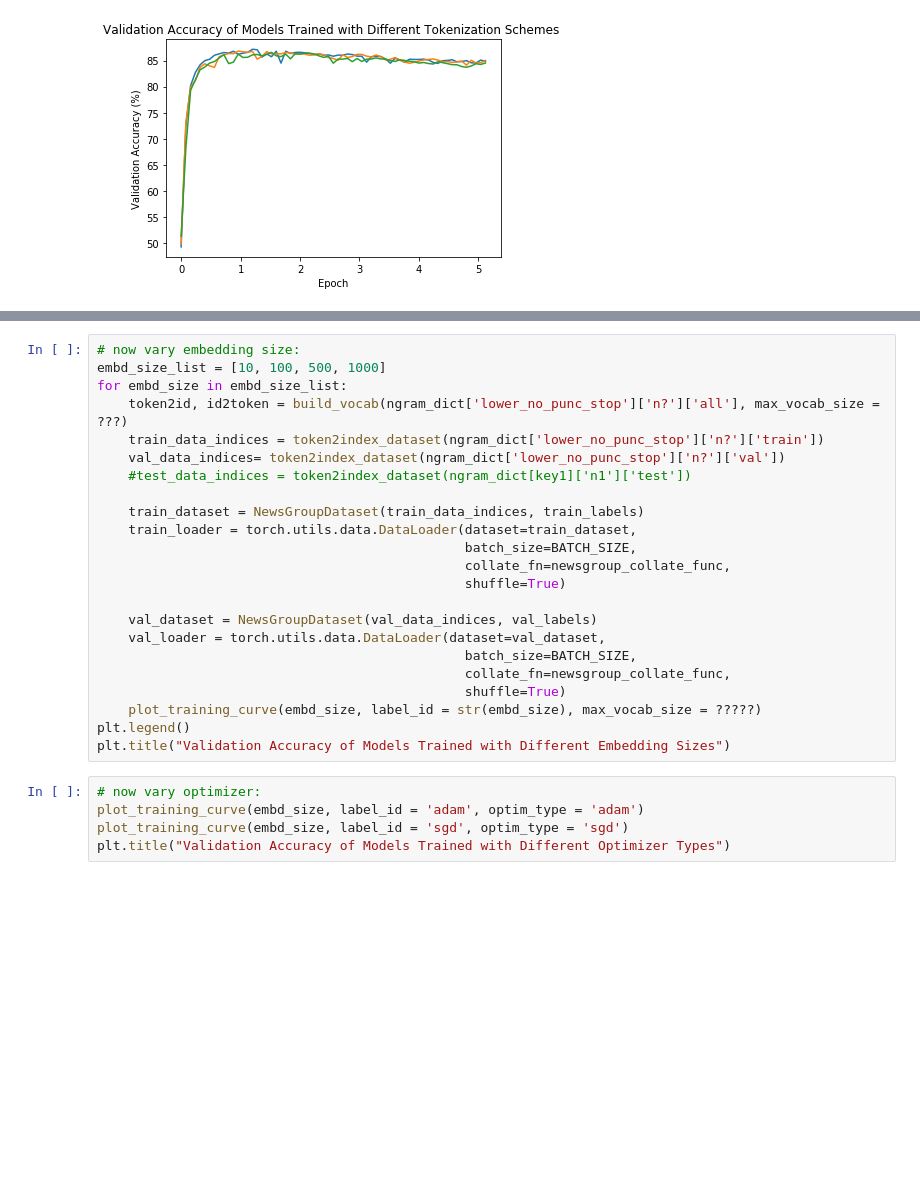
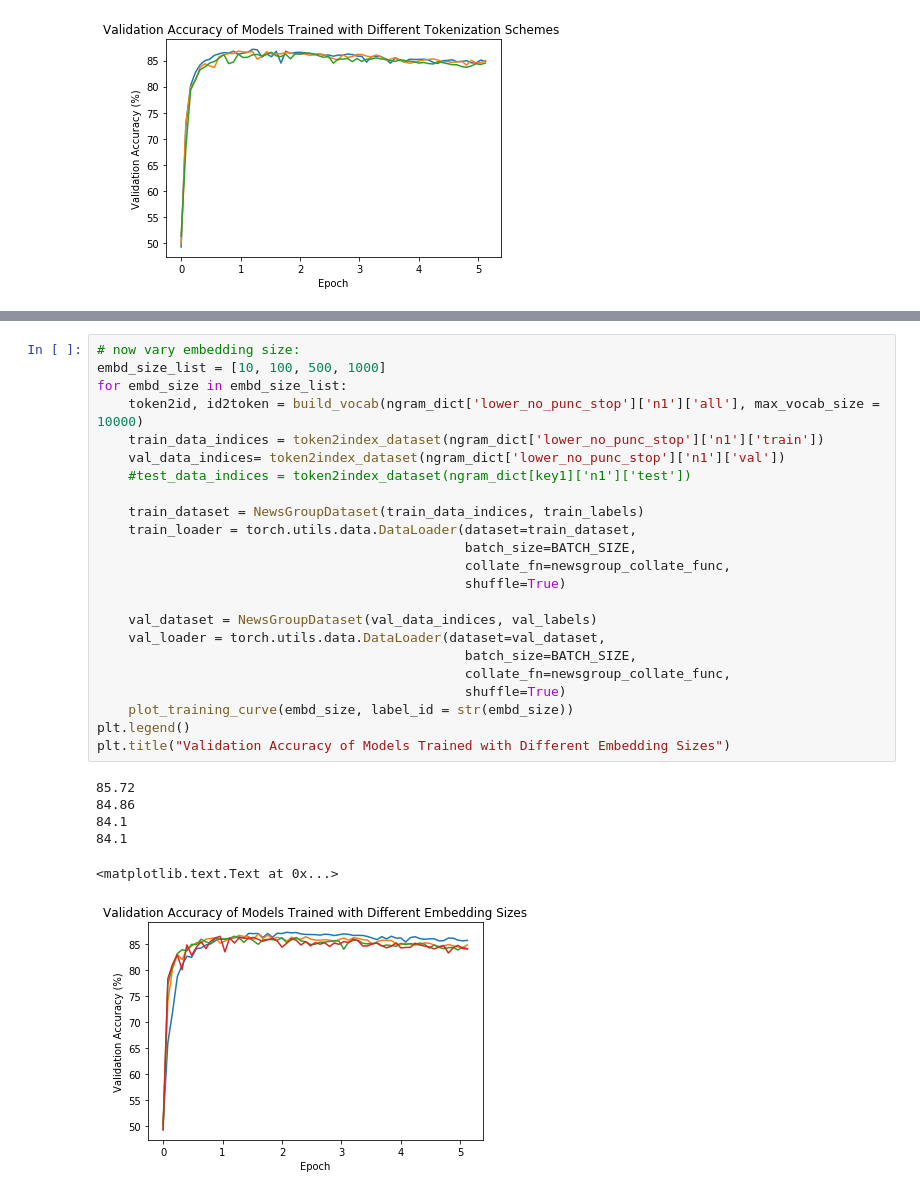
Before and after one commit to colinandrus/nlp_hw_fall2018, a Jupyter notebook: hw1_bow.ipynb, the cells around one changed output, grey strips where cells are left out. Cells and saved outputs as stored; diff of their text form; blank space fills up the shorter version.

```diff
--- a/hw1_bow.ipynb
+++ b/hw1_bow.ipynb
@@ -637,28 +599,30 @@ plt.title("Validation Accuracy of Models Trained with Different Vocab Size ")
 # %%
 # now vary embedding size:
 embd_size_list = [10, 100, 500, 1000]
 for embd_size in embd_size_list:
-    token2id, id2token = build_vocab(ngram_dict['lower_no_punc_stop']['n?']['all'], max_vocab_size = ???)
-    train_data_indices = token2index_dataset(ngram_dict['lower_no_punc_stop']['n?']['train'])
-    val_data_indices= token2index_dataset(ngram_dict['lower_no_punc_stop']['n?']['val'])
+    token2id, id2token = build_vocab(ngram_dict['lower_no_punc_stop']['n1']['all'], max_vocab_size = 10000)
+    train_data_indices = token2index_dataset(ngram_dict['lower_no_punc_stop']['n1']['train'])
+    val_data_indices= token2index_dataset(ngram_dict['lower_no_punc_stop']['n1']['val'])
     #test_data_indices = token2index_dataset(ngram_dict[key1]['n1']['test'])
 
     train_dataset = NewsGroupDataset(train_data_indices, train_labels)
     train_loader = torch.utils.data.DataLoader(dataset=train_dataset,
                                                batch_size=BATCH_SIZE,
                                                collate_fn=newsgroup_collate_func,
                                                shuffle=True)
 
     val_dataset = NewsGroupDataset(val_data_indices, val_labels)
     val_loader = torch.utils.data.DataLoader(dataset=val_dataset,
                                                batch_size=BATCH_SIZE,
                                                collate_fn=newsgroup_collate_func,
                                                shuffle=True)
-    plot_training_curve(embd_size, label_id = str(embd_size), max_vocab_size = ?????)
+    plot_training_curve(embd_size, label_id = str(embd_size))
 plt.legend()
 plt.title("Validation Accuracy of Models Trained with Different Embedding Sizes")
+# %% [output]
+85.72
+84.86
+84.1
+84.1
+<matplotlib.text.Text at 0x...>
+[figure, added]
-# %%
-# now vary optimizer:
-plot_training_curve(embd_size, label_id = 'adam', optim_type = 'adam')
-plot_training_curve(embd_size, label_id = 'sgd', optim_type = 'sgd')
-plt.title("Validation Accuracy of Models Trained with Different Optimizer Types")
```
Also changed, not shown: parts of 19 cells of this notebook.
